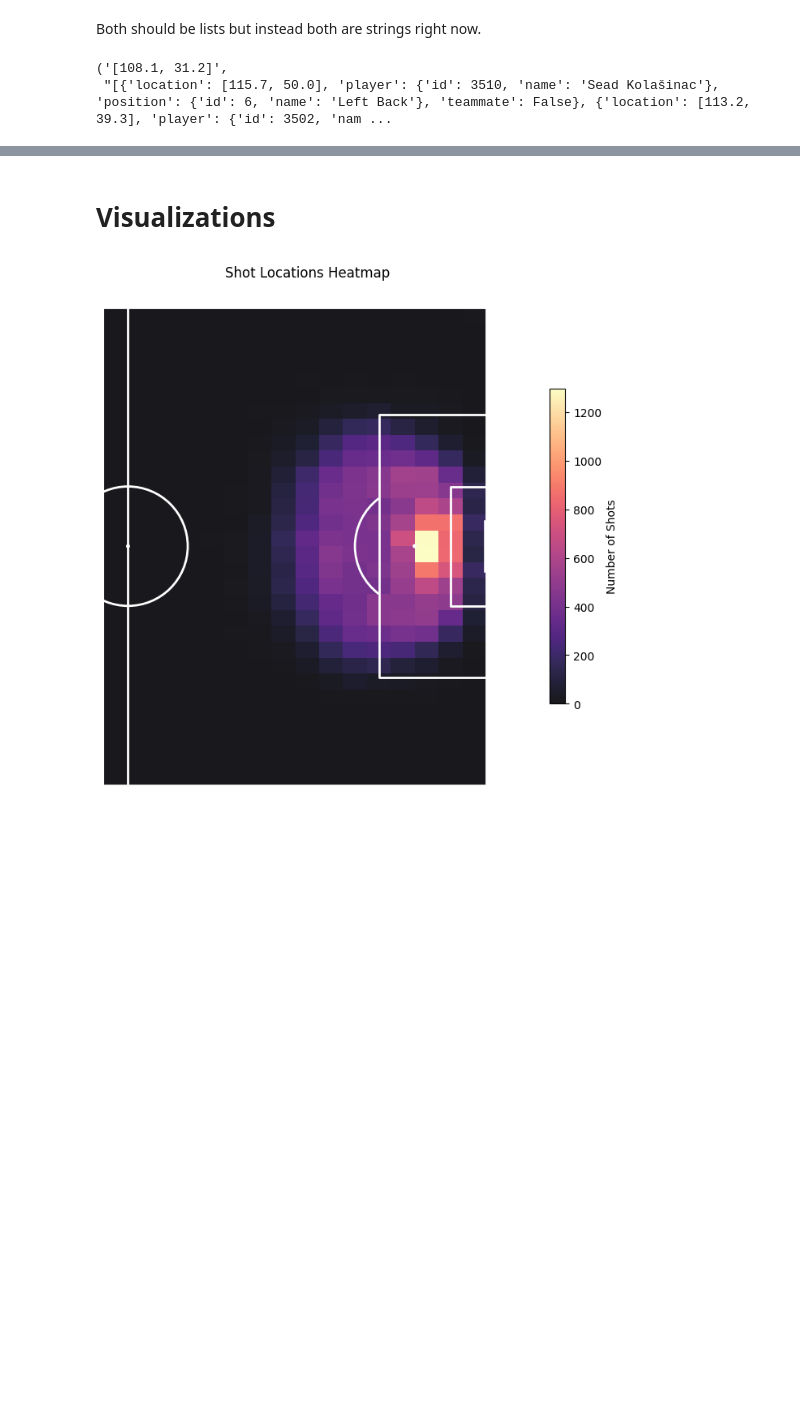
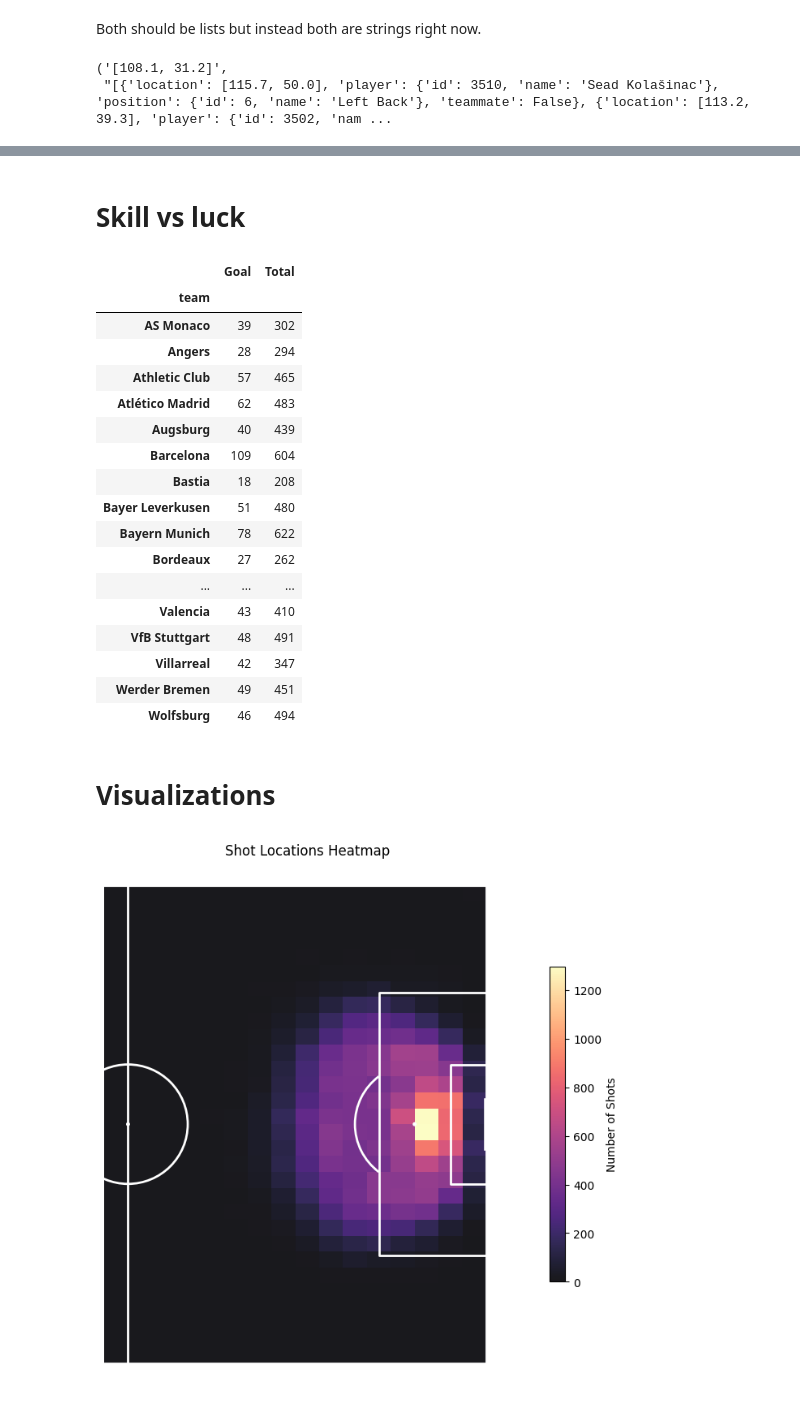
Before and after one commit to kaspar-soukup/expected_goals, a Jupyter notebook: Expected-Goals/notebooks/EDA.ipynb, the cells around one changed output, grey strips where cells are left out. Saved outputs shown, nothing was run; the diff lists cells and outputs as text; code cells hidden in the pictures; blank space fills up the shorter version.

```diff
--- a/Expected-Goals/notebooks/EDA.ipynb
+++ b/Expected-Goals/notebooks/EDA.ipynb
@@ -185,3 +236,36 @@ football["location"][0], football["shot_freeze_frame"][0]
+# %% [markdown]
+# Skill vs luck
+# %%
+first_half = football[:round(len(football)/2)]
+second_half = football[round(len(football)/2):]
+
+first_half.assign(
+    Goal = lambda x: (x["shot_outcome"] == "Goal").astype(int),
+    Total = 1
+).pivot_table(
+    index = "team",
+    values = ["Goal", "Total"],
+    aggfunc = sum
+)
+# %% [output]
+|  | Goal | Total |
+| team |  |  |
+| AS Monaco | 39 | 302 |
+| Angers | 28 | 294 |
+| Athletic Club | 57 | 465 |
+| Atlético Madrid | 62 | 483 |
+| Augsburg | 40 | 439 |
+| Barcelona | 109 | 604 |
+| Bastia | 18 | 208 |
+| Bayer Leverkusen | 51 | 480 |
+| Bayern Munich | 78 | 622 |
+| Bordeaux | 27 | 262 |
+| ... | ... | ... |
+| Valencia | 43 | 410 |
+| VfB Stuttgart | 48 | 491 |
+| Villarreal | 42 | 347 |
+| Werder Bremen | 49 | 451 |
+| Wolfsburg | 46 | 494 |
 # %% [markdown]
 # Visualizations
 # %%
```
Also changed, not shown: parts of 9 cells of this notebook.
